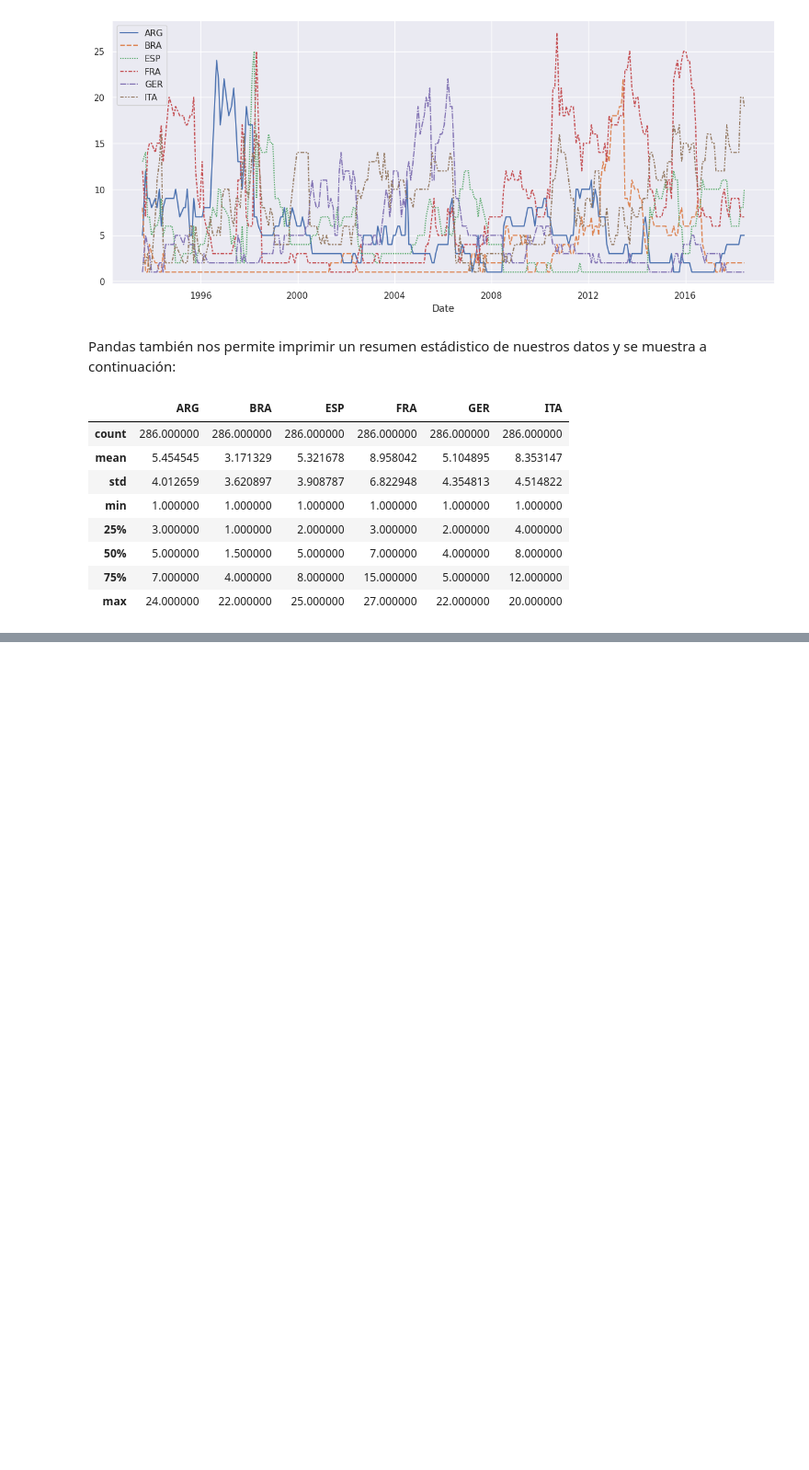
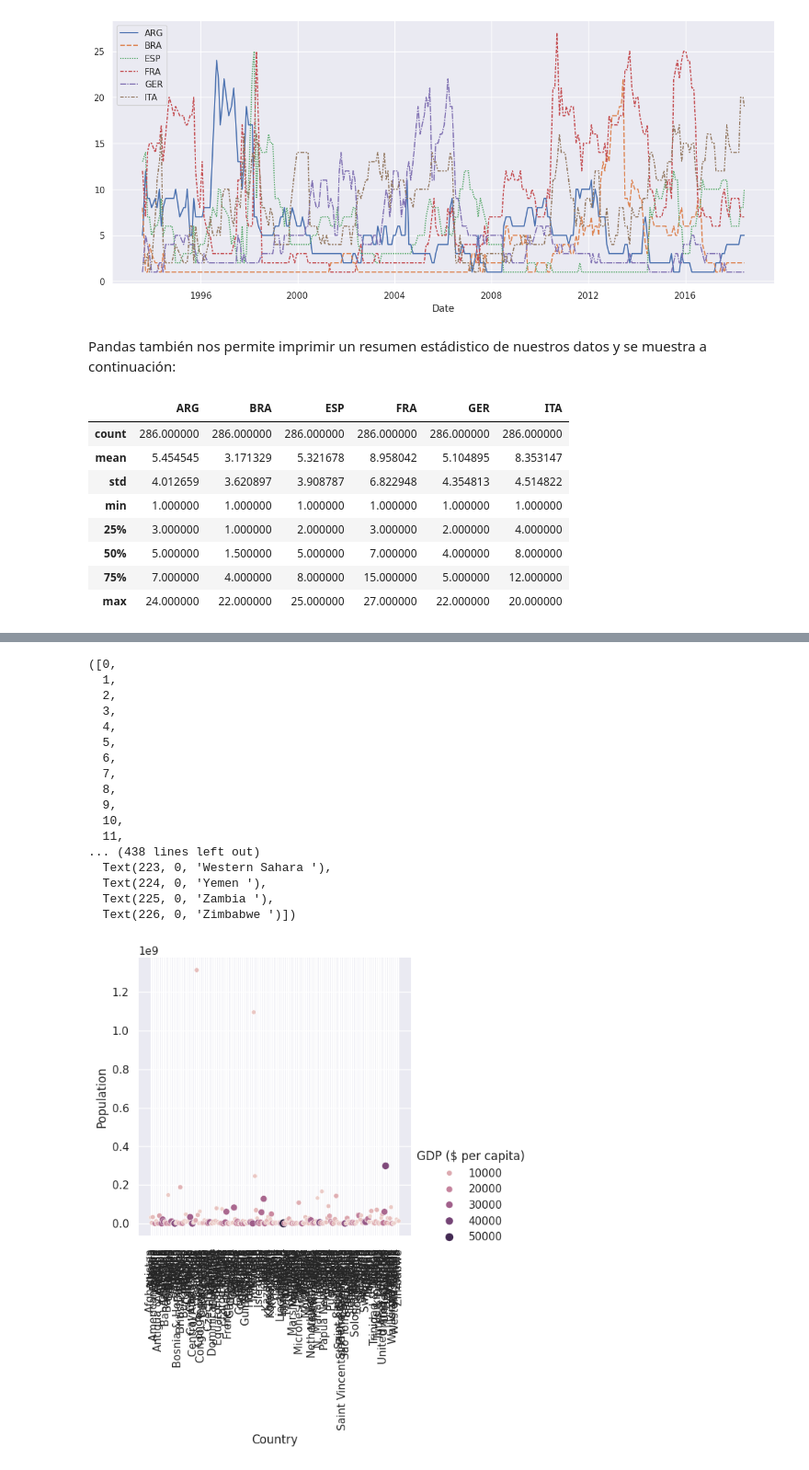
Before and after one commit to Fermionpass/IO, a Jupyter notebook: Data_maipulation_.ipynb, the cells around one changed output, grey strips where cells are left out. Shown at 92% size. Saved outputs shown, nothing was run; the diff lists cells and outputs as text; code cells hidden in the pictures; blank space fills up the shorter version.

```diff
--- a/Data_maipulation_.ipynb
+++ b/Data_maipulation_.ipynb
@@ -724,0 +735,7 @@ datos_fifa.describe()
+# %%
+#Establecemos la ruta de nuestro archivo
+
+ruta_countries = "/content/drive/MyDrive/workspace/datasets/countries of the world.csv"
+
+# Pedimos leer nuestro archivo definiendo una variable puede ser datos_fifa
+datos_countries = pd.read_csv(ruta_countries, index_col="Country", parse_dates=True)
@@ -724,0 +752,22 @@ datos_fifa.describe()
+# %%
+sns.relplot(x="Country", y="Population", data=datos_countries, kind="scatter", size="GDP ($ per capita)", hue="GDP ($ per capita)")
+plt.xticks(rotation=90)
+# %% [output]
+([0,
+  1,
+  2,
+  3,
+  4,
+  5,
+  6,
+  7,
+  8,
+  9,
+  10,
+  11,
+... (438 lines left out)
+  Text(223, 0, 'Western Sahara '),
+  Text(224, 0, 'Yemen '),
+  Text(225, 0, 'Zambia '),
+  Text(226, 0, 'Zimbabwe ')])
+[figure, added]
```
Also changed, not shown: parts of 10 cells of this notebook.
